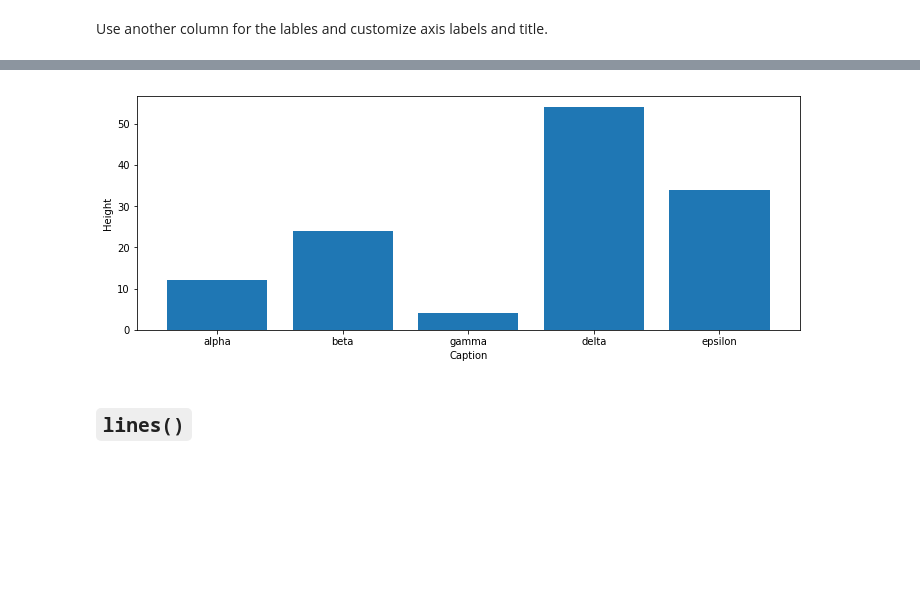
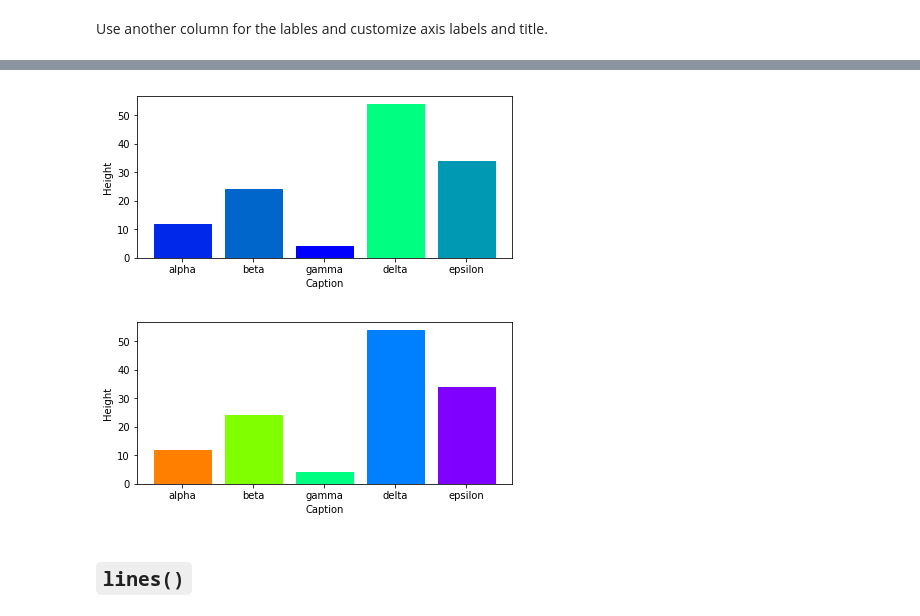
Before and after one commit to mastersign/mastersign-datascience, a Jupyter notebook: demo-plot.ipynb, the cells around one changed output, grey strips where cells are left out. Saved outputs shown, nothing was run; the diff lists cells and outputs as text; code cells hidden in the pictures; blank space fills up the shorter version.

Commit message:
added optional parameters color_column, cmap, and color to plot.bar()

```diff
--- a/demo-plot.ipynb
+++ b/demo-plot.ipynb
@@ -15,6 +15,7 @@ data_1 = pd.DataFrame(
     {
         "id": [101, 102, 103, 104, 105],
         "name": ["alpha", "beta", "gamma", "delta", "epsilon"],
+        "color": ['#FF8000', '#80FF00', '#00FF80', '#0080FF', '#8000FF'],
         "value": [12, 24, 4, 54, 34],
         "group": ["A", "B", "A", "C", "C"],
     },
@@ -130,7 +142,17 @@ Use another column for the lables and customize axis labels and title.
+# %%
+pl.bar(data_1, 'value', 'name',
+       color_column='value', cmap='winter',
+       xlabel='Caption', ylabel='Height', title='',
+       figsize=(6, 3))
+# %% [output]
+[figure, added]
 # %%
-pl.bar(data_1, 'value', 'name', xlabel='Caption', ylabel='Height', title='')
+pl.bar(data_1, 'value', 'name',
+       color_column='color',
+       xlabel='Caption', ylabel='Height', title='',
+       figsize=(6, 3))
 # %% [output]
-[figure, old version]
+[figure, new version]
 # %% [markdown]
 ## `lines()`
 # %%
```
Also changed, not shown: parts of 24 cells of this notebook, 1 other file.
